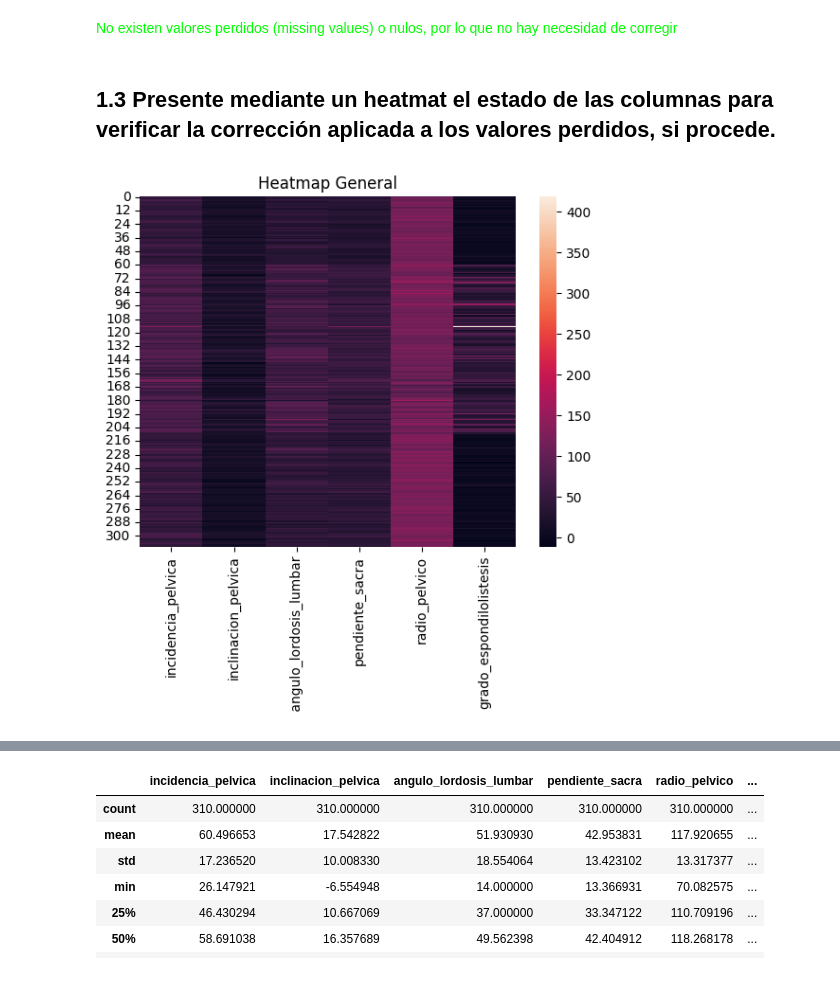
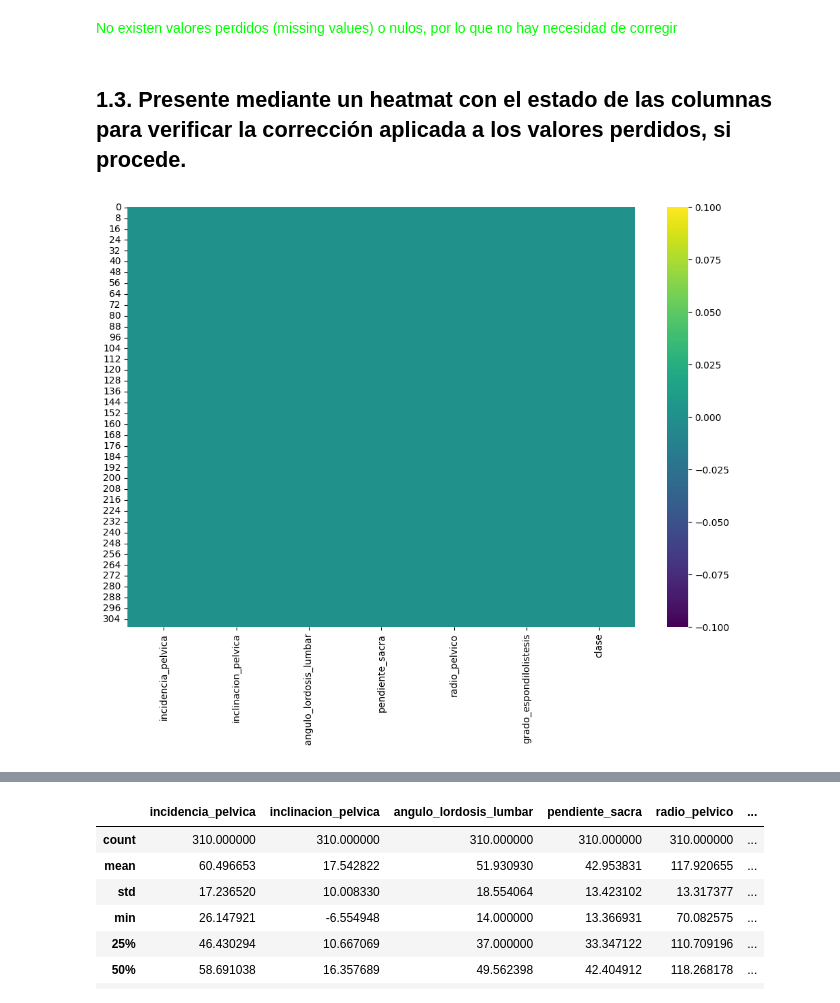
Before and after one commit to notGabo/ET_MachineLearning, a Jupyter notebook: et_ml.ipynb, the cells around one changed output, grey strips where cells are left out. Cells and saved outputs as stored; diff of their text form; code cells hidden in the pictures.

```diff
--- a/et_ml.ipynb
+++ b/et_ml.ipynb
@@ -88,10 +88,10 @@ dtype: int64
 # %% [markdown]
 <span style="color:lime">No existen valores perdidos (missing values) o nulos, por lo que no hay necesidad de corregir</span>
 # %% [markdown]
-## 1.3  Presente mediante un heatmat el estado de las columnas para verificar la corrección aplicada a los valores perdidos, si procede.
+## 1.3.  Presente mediante un heatmat con el estado de las columnas para verificar la corrección aplicada a los valores perdidos, si procede.
 # %%
-plt.title('Heatmap General')
-sns.heatmap(df.drop('clase', axis=1))
+plt.figure(figsize=(12,8))
+sns.heatmap(df.isnull(), cmap='viridis')
 plt.show()
 # %% [output]
-[figure, old version]
+[figure, new version]
```
Also changed, not shown: parts of 16 cells of this notebook.
